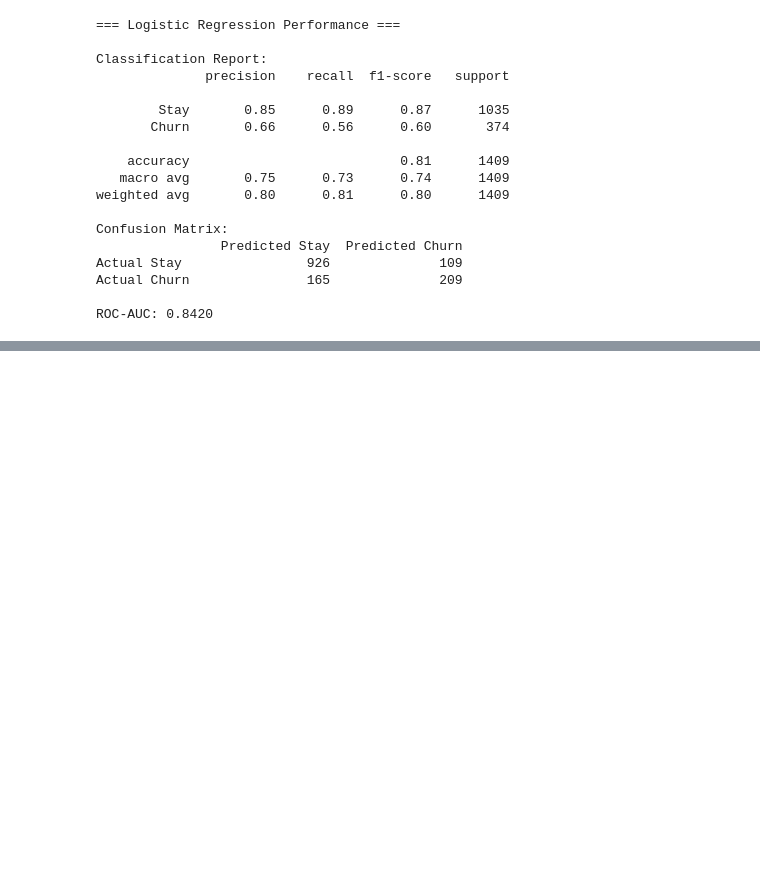
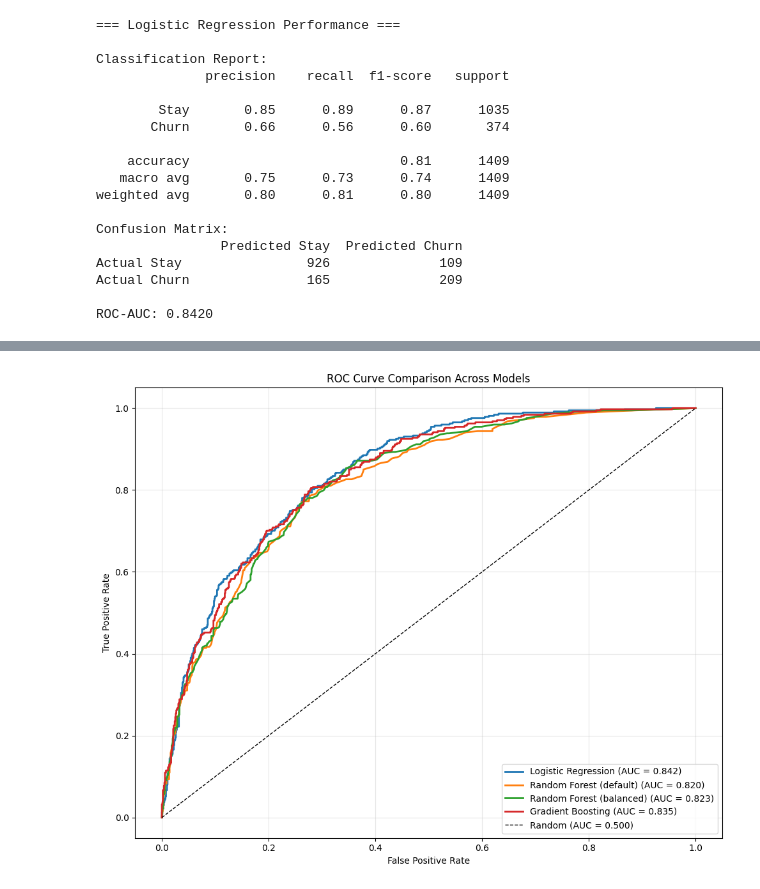
Before and after one commit to ZakkiShah5/telco-churn-prediction, a Jupyter notebook: notebooks/01_eda_modeling.ipynb, the cells around one changed output, grey strips where cells are left out. Drawn from its saved outputs; the diff is of its cells as text; code cells hidden in the pictures; blank space fills up the shorter version.

```diff
--- a/notebooks/01_eda_modeling.ipynb
+++ b/notebooks/01_eda_modeling.ipynb
@@ -382,0 +522,31 @@ ROC-AUC: 0.8196
+# %%
+from sklearn.metrics import roc_curve, roc_auc_score
+
+plt.figure(figsize=(10, 8))
+
+# Each model's probability scores
+models_proba = [
+    ('Logistic Regression', y_proba_lr),
+    ('Random Forest (default)', y_proba_rf),
+    ('Random Forest (balanced)', y_proba_rf_bal),
+    ('Gradient Boosting', y_proba_gb)
+]
+
+for name, y_proba in models_proba:
+    fpr, tpr, _ = roc_curve(y_test, y_proba)
+    auc = roc_auc_score(y_test, y_proba)
+    plt.plot(fpr, tpr, linewidth=2, label=f'{name} (AUC = {auc:.3f})')
+
+# Add the diagonal (random-guessing baseline)
+plt.plot([0, 1], [0, 1], 'k--', linewidth=1, label='Random (AUC = 0.500)')
+
+plt.xlabel('False Positive Rate')
+plt.ylabel('True Positive Rate')
+plt.title('ROC Curve Comparison Across Models')
+plt.legend(loc='lower right')
+plt.grid(alpha=0.3)
+plt.tight_layout()
+plt.savefig('../roc_curves.png', dpi=100, bbox_inches='tight')
+plt.show()
+# %% [output]
+[figure, added]
```
Also changed, not shown: parts of 8 cells of this notebook, 21 other files.
